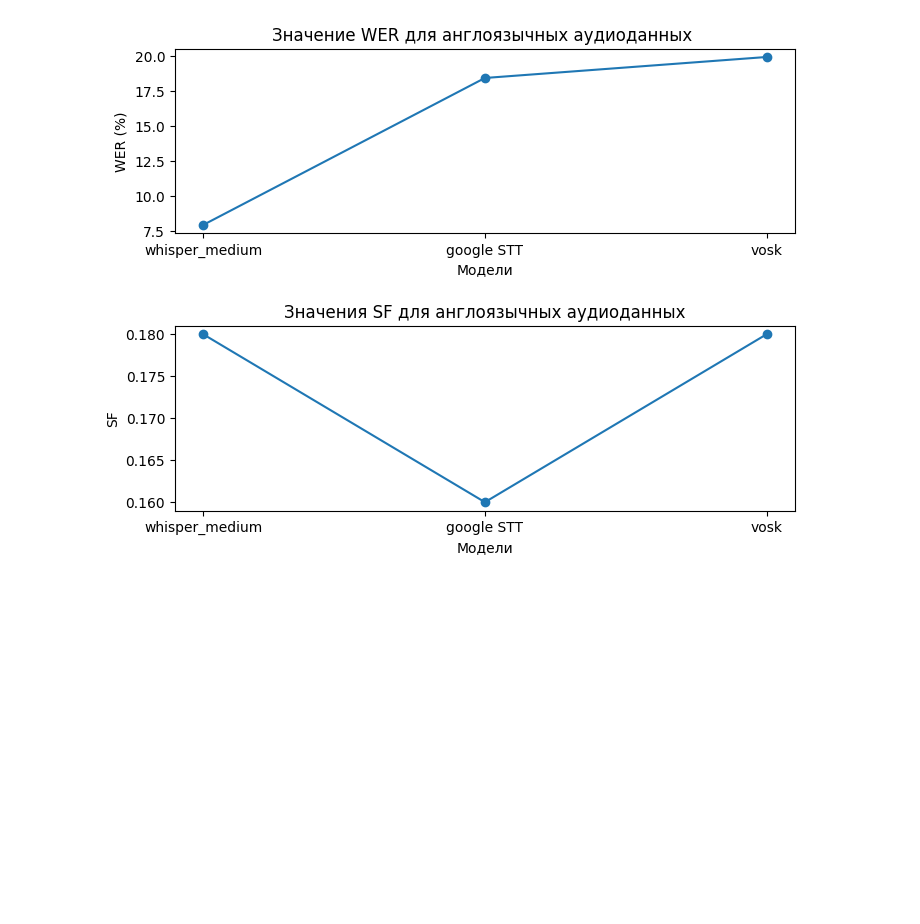
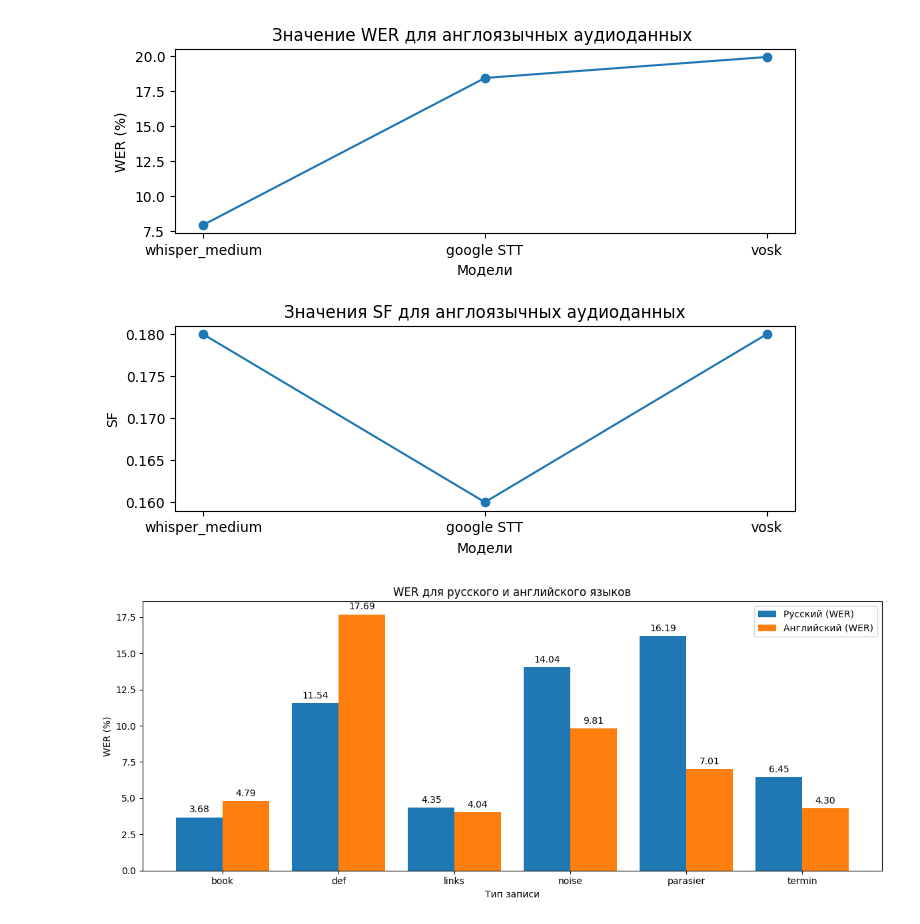
Before and after one commit to Polineska/SpeechRecognition, a Jupyter notebook: Графики.ipynb, the cells around one changed output. Cells and saved outputs as stored; diff of their text form; code cells hidden in the pictures; blank space fills up the shorter version.

```diff
--- a/Графики.ipynb
+++ b/Графики.ipynb
@@ -195,3 +195,85 @@ plt.subplots_adjust(hspace=0.5)
 plt.show()
 # %% [output]
 [figure]
+# %%
+import matplotlib.pyplot as plt
+
+# Данные WER для русского языка
+ru_wer_labels = ['book', 'def', 'links', 'noise', 'parasier', 'termin']
+ru_wer_values = [3.68, 11.54, 4.35, 14.04, 16.19, 6.45]
+
+# Данные WER для английского языка
+en_wer_labels = ['book', 'def', 'links', 'noise', 'parasier', 'termin']
+en_wer_values = [4.79, 17.69, 4.04, 9.81, 7.01, 4.30]
+
+# Данные SF для русского языка
+ru_sf_labels = ['book', 'def', 'links', 'noise', 'parasier', 'termin']
+ru_sf_values = [0.15, 0.23, 0.22, 0.15, 0.16, 0.18]
+
+# Данные SF для английского языка
+en_sf_labels = ['book', 'def', 'links', 'noise', 'parasier', 'termin']
+en_sf_values = [0.15, 0.19, 0.22, 0.25, 0.16, 0.29]
+
+# Создание subplot для WER
+fig, ax = plt.subplots(figsize=(12, 5))
+
+bar_width = 0.4
+index = range(len(ru_wer_values))
+
+# График WER для русского языка
+bars1 = ax.bar(index, ru_wer_values, bar_width, label='Русский (WER)')
+
+# График WER для английского языка
+bars2 = ax.bar([i + bar_width for i in index], en_wer_values, bar_width, label='Английский (WER)')
+
+ax.set_title('WER для русского и английского языков')
+ax.set_xlabel('Тип записи')
+ax.set_ylabel('WER (%)')
+ax.set_xticks([i + bar_width / 2 for i in index])
+ax.set_xticklabels(ru_wer_labels)
+ax.legend()
+
+# Подписи данных над столбиками
+for bar in bars1 + bars2:
+    height = bar.get_height()
+    ax.annotate('{:.2f}'.format(height),
+                xy=(bar.get_x() + bar.get_width() / 2, height),
+                xytext=(0, 3),
+                textcoords="offset points",
+                ha='center', va='bottom')
+
+plt.tight_layout()
+plt.show()
+
+# Создание subplot для SF
+fig, ax = plt.subplots(figsize=(12, 5))
+
+bar_width = 0.4
+index = range(len(ru_sf_values))
+
+# График SF для русского языка
+bars1 = ax.bar(index, ru_sf_values, bar_width, label='Русский (SF)')
+
+# График SF для английского языка
+bars2 = ax.bar([i + bar_width for i in index], en_sf_values, bar_width, label='Английский (SF)')
+
+ax.set_title('SF для русского и английского языков')
+ax.set_xlabel('Тип записи')
+ax.set_ylabel('SF')
+ax.set_xticks([i + bar_width / 2 for i in index])
+ax.set_xticklabels(ru_sf_labels)
+ax.legend()
+
+# Подписи данных над столбиками
+for bar in bars1 + bars2:
+    height = bar.get_height()
+    ax.annotate('{:.2f}'.format(height),
+                xy=(bar.get_x() + bar.get_width() / 2, height),
+                xytext=(0, 3),
+                textcoords="offset points",
+                ha='center', va='bottom')
+
+plt.tight_layout()
+plt.show()
+# %% [output]
+[figure, added]
```
Also changed, not shown: parts of 2 cells of this notebook.
